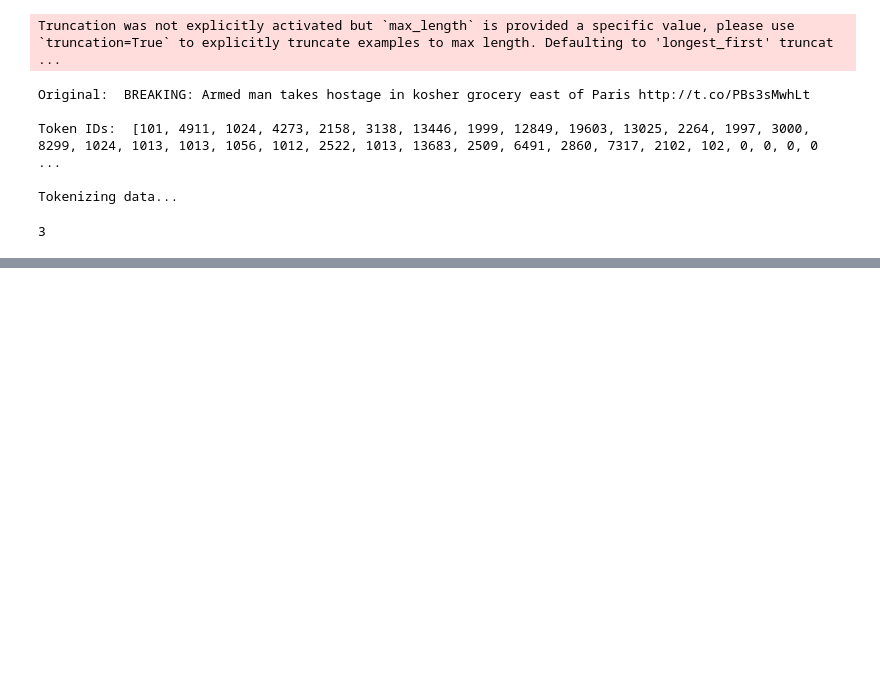
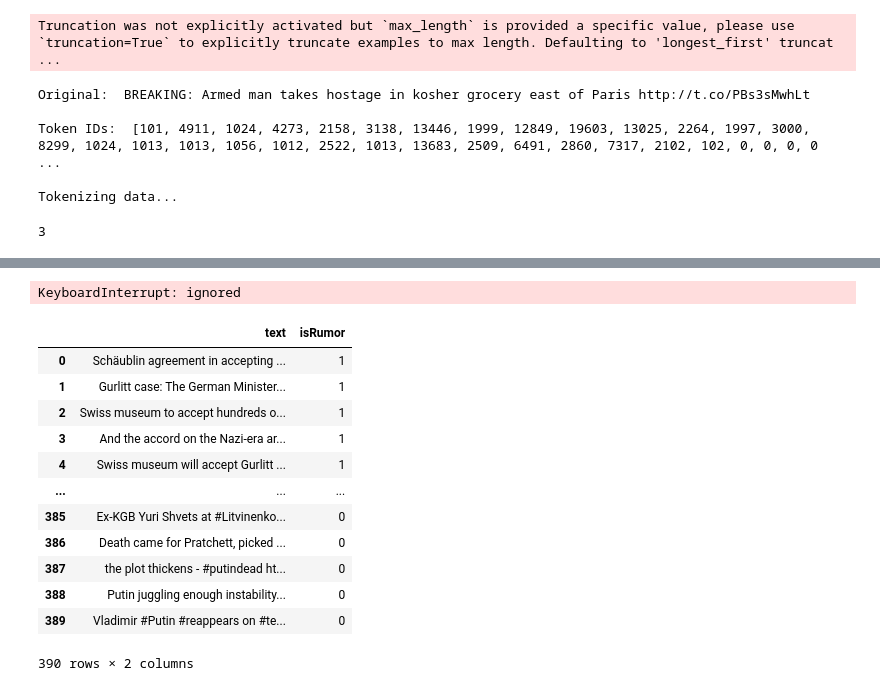
Before and after one commit to zzunebye/Capstone-code-data, a Jupyter notebook: PHEME_BERT_scratch.ipynb, the cells around one changed output, grey strips where cells are left out. Cells and saved outputs as stored; diff of their text form; code cells hidden in the pictures; blank space fills up the shorter version.

```diff
--- a/PHEME_BERT_scratch.ipynb
+++ b/PHEME_BERT_scratch.ipynb
@@ -668,11 +719,29 @@ test_dataloader = DataLoader(test_dataset, sampler=test_sampler, batch_size=32)
 probs = bert_predict(bert_classifier, test_dataloader)
 
 # Get predictions from the probabilities
-threshold = 0.9
+threshold = 0.7
 preds = np.where(probs[:, 1] > threshold, 1, 0)
 
 # Number of tweets predicted non-negative
 print("Number of tweets predicted non-negative: ", preds.sum())
+# %% [output]
+KeyboardInterrupt: ignored
+# %%
+test_data
+# %% [output]
+|  | text | isRumor |
+| 0 | Schäublin agreement in accepting ... | 1 |
+| 1 | Gurlitt case: The German Minister... | 1 |
+| 2 | Swiss museum to accept hundreds o... | 1 |
+| 3 | And the accord on the Nazi-era ar... | 1 |
+| 4 | Swiss museum will accept Gurlitt ... | 1 |
+| ... | ... | ... |
+| 385 | Ex-KGB Yuri Shvets at #Litvinenko... | 0 |
+| 386 | Death came for Pratchett, picked ... | 0 |
+| 387 | the plot thickens - #putindead ht... | 0 |
+| 388 | Putin juggling enough instability... | 0 |
+| 389 | Vladimir #Putin #reappears on #te... | 0 |
+390 rows × 2 columns
 # %%
 output = test_data[preds==1]
 list(output.sample(20).text)
```
Also changed, not shown: parts of 14 cells of this notebook.
